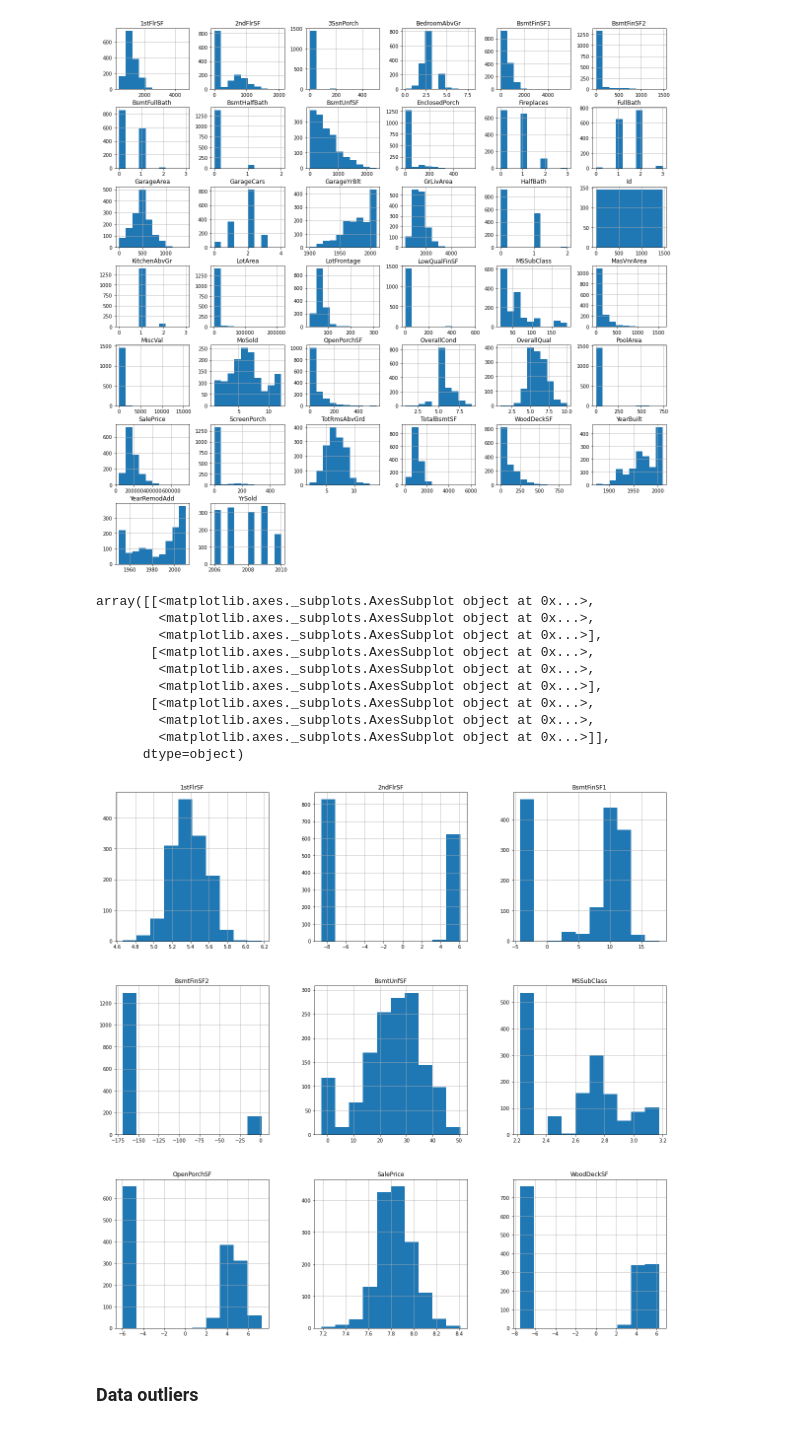
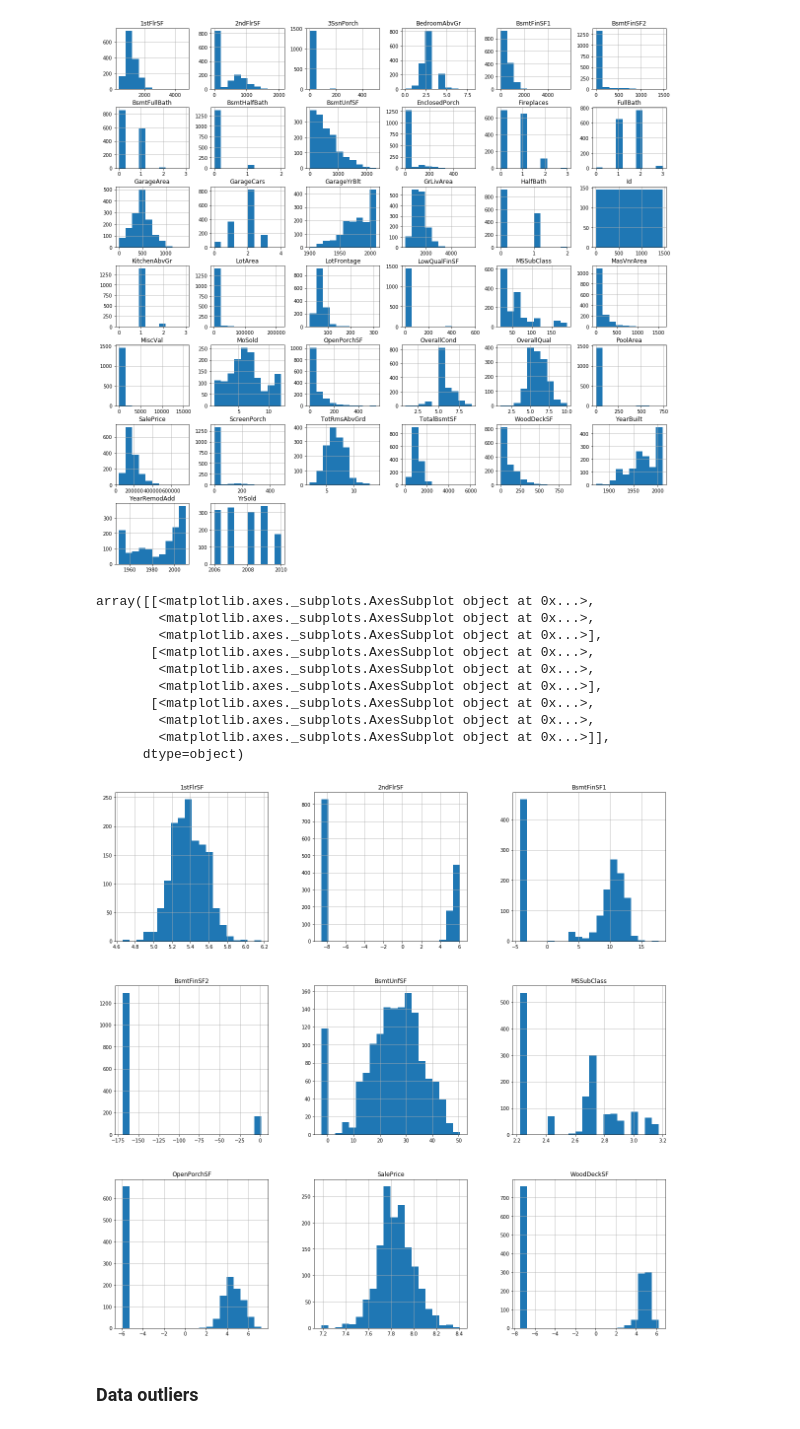
Before and after one commit to weisds/house-pricing-comp, a Jupyter notebook: house_pricing_prediction.ipynb, the cells around one changed output. Cells and saved outputs as stored; diff of their text form; code cells hidden in the pictures.

```diff
--- a/house_pricing_prediction.ipynb
+++ b/house_pricing_prediction.ipynb
@@ -466,18 +467,18 @@ def norm_trans (col_ls, target_df):
 # %%
 train_clean_num_norm,_ = norm_trans(norm_ls, train_clean_num)
 # %%
-train_clean_num_norm[norm_ls].hist(figsize = (20,20))
+train_clean_num_norm[norm_ls].hist(bins = 20, figsize = (20,20))
 # %% [output]
 array([[<matplotlib.axes._subplots.AxesSubplot object at 0x...>,
         <matplotlib.axes._subplots.AxesSubplot object at 0x...>,
         <matplotlib.axes._subplots.AxesSubplot object at 0x...>],
        [<matplotlib.axes._subplots.AxesSubplot object at 0x...>,
         <matplotlib.axes._subplots.AxesSubplot object at 0x...>,
         <matplotlib.axes._subplots.AxesSubplot object at 0x...>],
        [<matplotlib.axes._subplots.AxesSubplot object at 0x...>,
         <matplotlib.axes._subplots.AxesSubplot object at 0x...>,
         <matplotlib.axes._subplots.AxesSubplot object at 0x...>]],
       dtype=object)
-[figure, old version]
+[figure, new version]
 # %% [markdown]
 ### Data outliers
```
Also changed, not shown: parts of 15 cells of this notebook.
